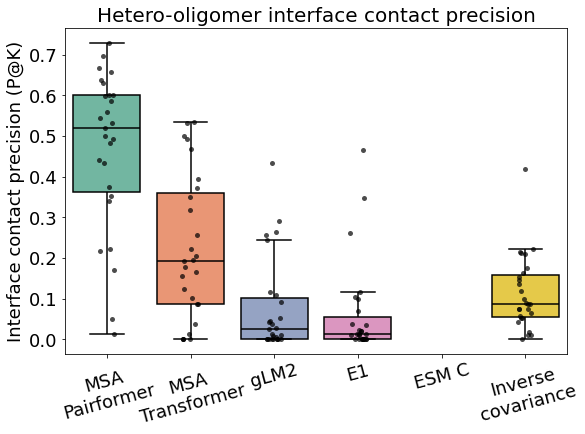
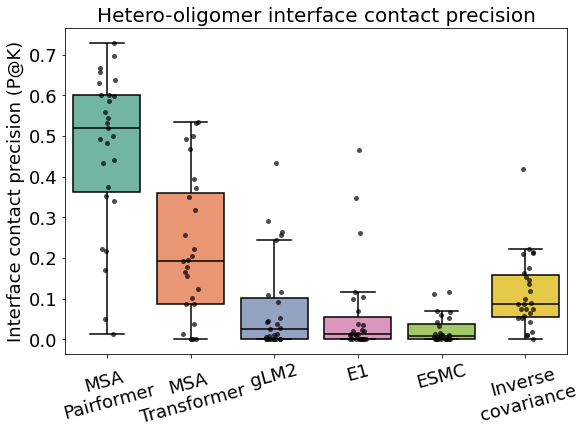
The change to this notebook cell's code, shown as a diff; its figure went from the first image to the second:
--- before
+++ after
@@ -11,5 +11,5 @@
         precision = all_precision_d[method][target]["interface"]
         plot_data.append({
-            'Method': method.replace("MSA Transformer", "MSA\nTransformer").replace("Inverse covariance", "Inverse\ncovariance").replace("MSA Pairformer", "MSA\nPairformer").replace("ESMC", "ESM C"),
+            'Method': method.replace("MSA Transformer", "MSA\nTransformer").replace("Inverse covariance", "Inverse\ncovariance").replace("MSA Pairformer", "MSA\nPairformer").replace("ESMC", "ESMC"),
             'Target': target,
             'Interface_Precision': precision
@@ -29,6 +29,6 @@
 # Collect all p-values first
 for method1, method2 in combinations(methods, 2):
-    method_str1 = method1.replace(" ", "\n") if method1 != 'ESM C' else 'ESM C'
-    method_str2 = method2.replace(" ", "\n") if method2 != 'ESM C' else 'ESM C'
+    method_str1 = method1.replace(" ", "\n") if method1 != 'ESMC' else 'ESMC'
+    method_str2 = method2.replace(" ", "\n") if method2 != 'ESMC' else 'ESMC'
     data1 = df[df['Method'] == method_str1]['Interface_Precision'].dropna().values
     data2 = df[df['Method'] == method_str2]['Interface_Precision'].dropna().values
@@ -59,5 +59,5 @@
     data=df, x='Method', y='Interface_Precision', palette='Set2', linewidth=1.5, ax=ax, showfliers=False, 
     boxprops=dict(edgecolor='black'), medianprops=dict(color='black'), whiskerprops=dict(color='black'), capprops=dict(color='black'),
-    order=["MSA\nPairformer", "MSA\nTransformer", "gLM2", "E1", "ESM C", "Inverse\ncovariance"]
+    order=["MSA\nPairformer", "MSA\nTransformer", "gLM2", "E1", "ESMC", "Inverse\ncovariance"]
 )
 sns.stripplot(data=df, x='Method', y='Interface_Precision', color='black', size=5, alpha=0.7, ax=ax)
@@ -68,2 +68,3 @@
 ax.tick_params(axis='y', which='major', labelsize=18)
 print(df.drop_duplicates(subset=['Method', 'Target']).groupby("Method").agg({"Interface_Precision": "median"}).sort_values(by="Interface_Precision", ascending=False))
+f.savefig(f"results/figures/interface_precision_all_methods.pdf", dpi=300, bbox_inches='tight')

Commit: update ppi notebook figures